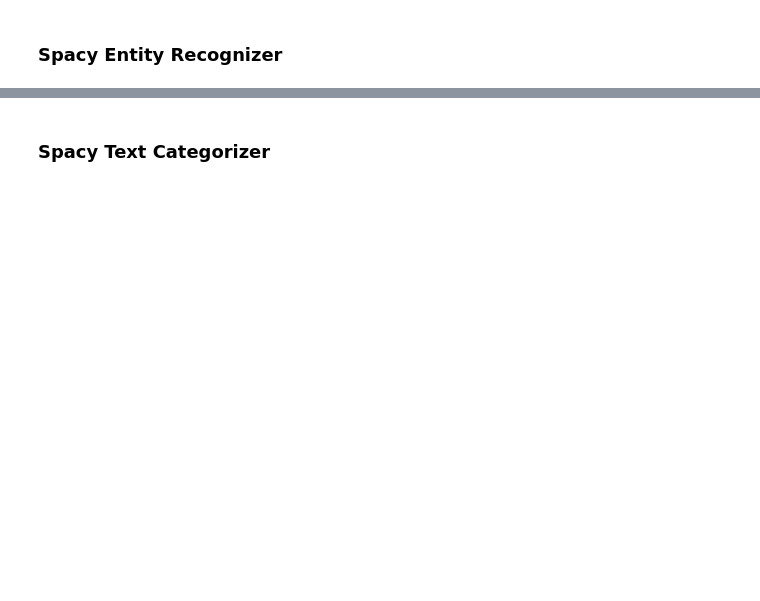
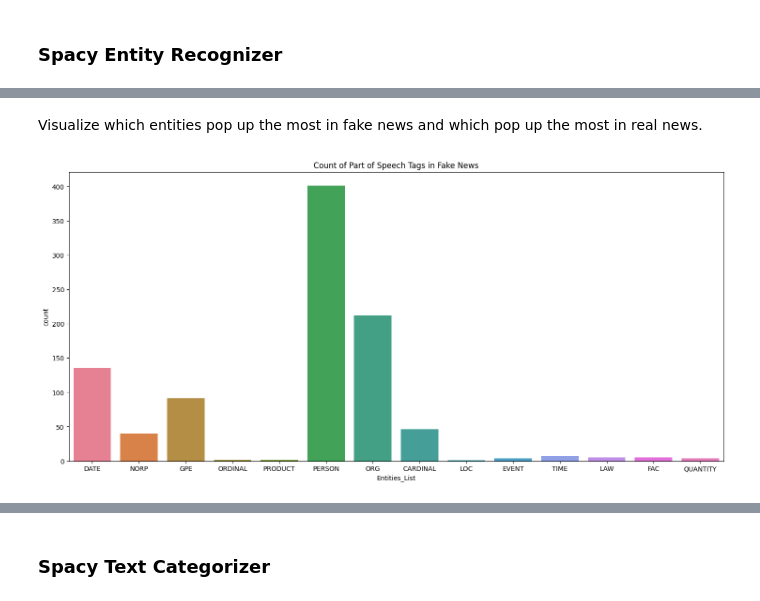
Before and after one commit to DataScienceAndEngineering/machine-learning-dse-i210-final-project-fake-news, a Jupyter notebook: notebooks/Esther_Spacy.ipynb, the cells around one changed output, grey strips where cells are left out. Saved outputs shown, nothing was run; the diff lists cells and outputs as text; code cells hidden in the pictures; blank space fills up the shorter version.

```diff
--- a/notebooks/Esther_Spacy.ipynb
+++ b/notebooks/Esther_Spacy.ipynb
@@ -165,0 +308,11 @@ spaCy's statistical entity recognition system assigns labels to contigouos spans
+# %%
+def rmv_empty_ents(df):
+    for _, row in df.iterrows():
+        entities_copy = row['Entities_Dict'].copy()  # Create a copy of the dictionary
+        for k, v in entities_copy.items():  # Iterate over the copy
+            if v == '':
+                del row['Entities_Dict'][k]  # Modify the original dictionary
+    return df
+# %%
+sampled_df = rmv_empty_ents(sampled_df)
+sampled_df['Entities_Dict'].head()
@@ -165,0 +322,6 @@ spaCy's statistical entity recognition system assigns labels to contigouos spans
+# %%
+ent_df = sampled_df.explode('Entities_List')
+ent_df.head()
+# %%
+ent_fake_df = ent_df[ent_df['Type'] == 'fake']
+ent_fake_df['Type'].head()
@@ -165,0 +377,9 @@ spaCy's statistical entity recognition system assigns labels to contigouos spans
+# %% [markdown]
+Visualize which entities pop up the most in fake news and which pop up the most in real news.
+# %%
+plt.figure(figsize=(18, 8))
+sns.countplot(data=ent_fake_df, x='Entities_List', hue='Entities_List')
+plt.title('Count of Part of Speech Tags in Fake News')
+plt.show()
+# %% [output]
+[figure, added]
```
Also changed, not shown: parts of 53 cells of this notebook, 3 other files.
